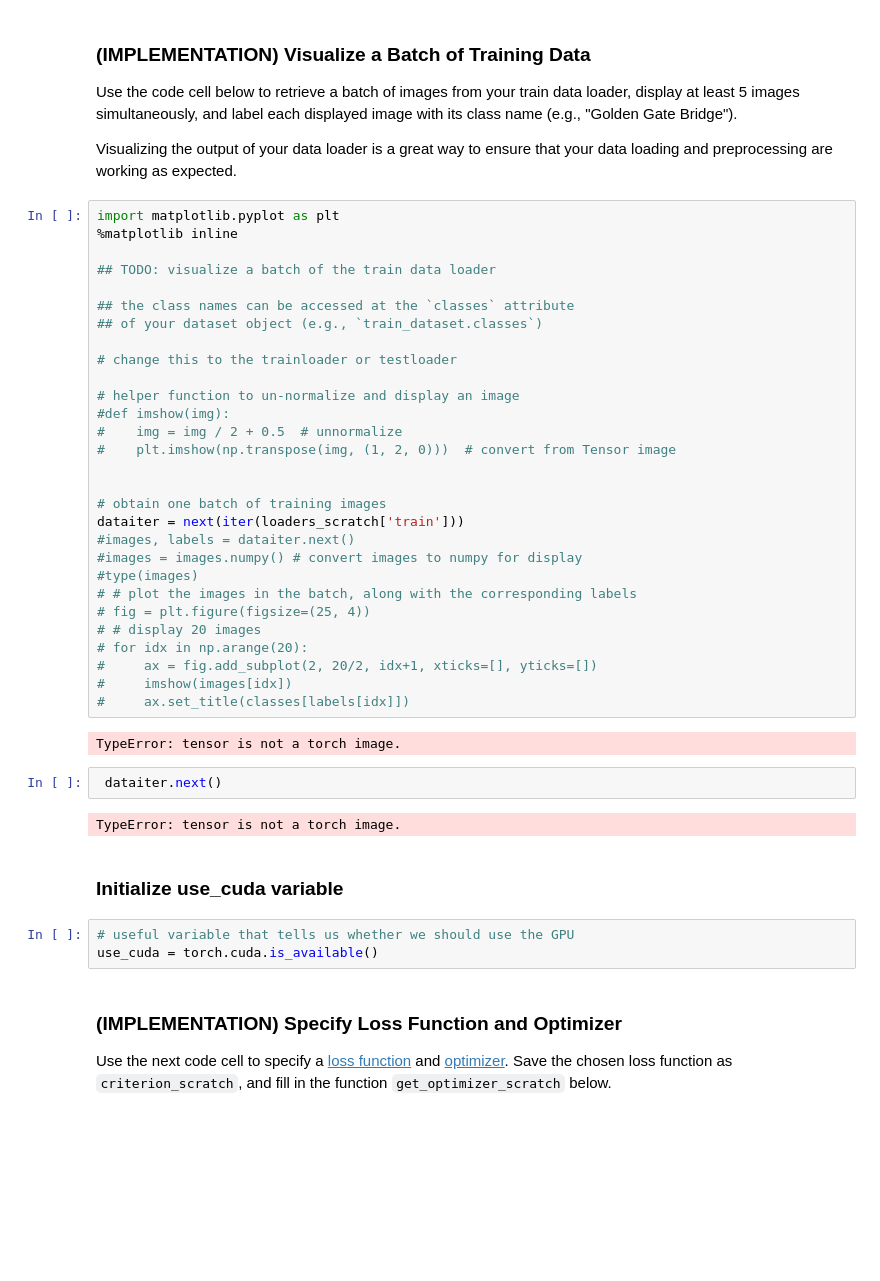
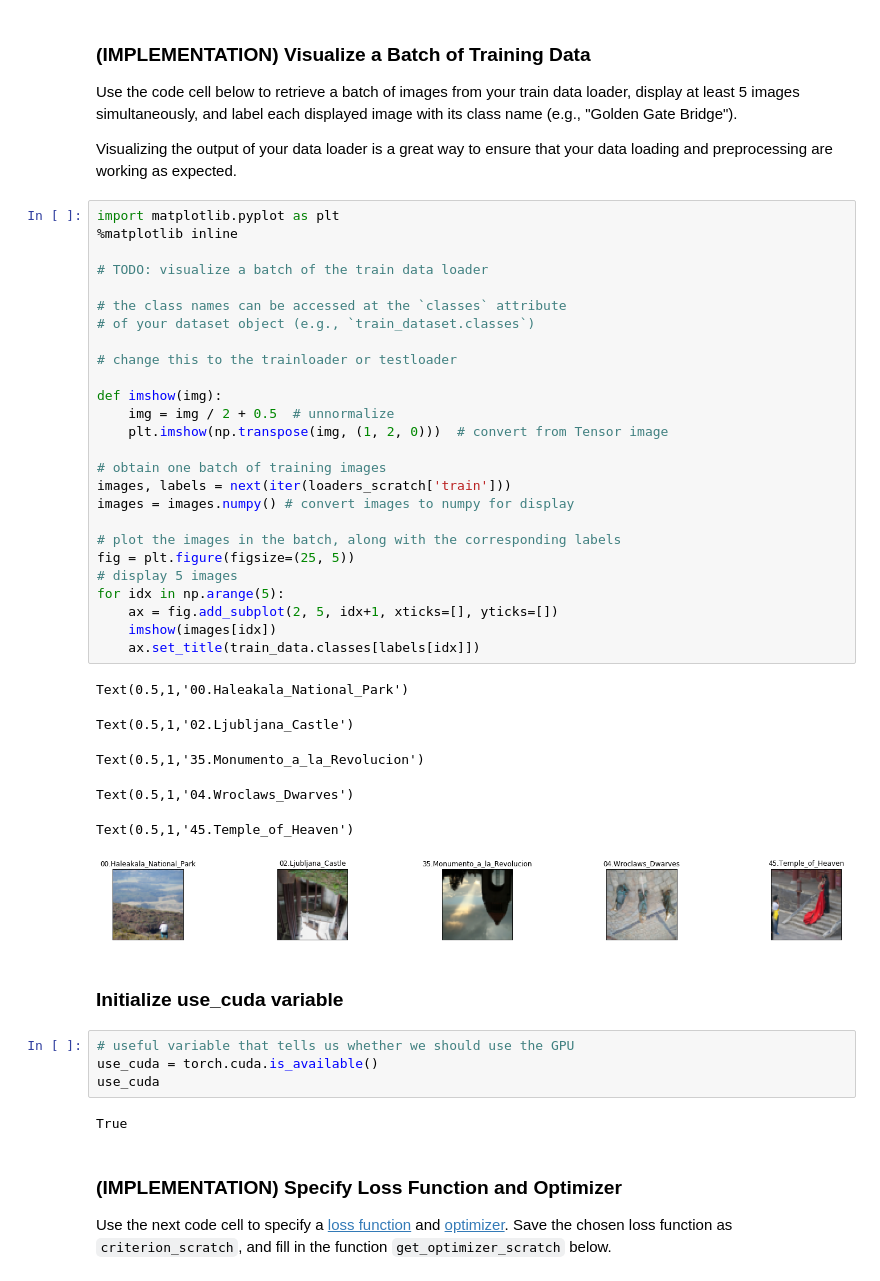
Before and after one commit to joyce6tian/udacity_project2, a Jupyter notebook: landmark.ipynb, the cells around one changed output. Saved outputs shown, nothing was run; the diff lists cells and outputs as text; blank space fills up the shorter version.

```diff
--- a/landmark.ipynb
+++ b/landmark.ipynb
@@ -165,43 +185,44 @@ Visualizing the output of your data loader is a great way to ensure that your da
 # %%
 import matplotlib.pyplot as plt
 %matplotlib inline
 
-## TODO: visualize a batch of the train data loader
+# TODO: visualize a batch of the train data loader
 
-## the class names can be accessed at the `classes` attribute
-## of your dataset object (e.g., `train_dataset.classes`)
+# the class names can be accessed at the `classes` attribute
+# of your dataset object (e.g., `train_dataset.classes`)
 
 # change this to the trainloader or testloader
 
-# helper function to un-normalize and display an image
-#def imshow(img):
-#    img = img / 2 + 0.5  # unnormalize
-#    plt.imshow(np.transpose(img, (1, 2, 0)))  # convert from Tensor image
-
+def imshow(img):
+    img = img / 2 + 0.5  # unnormalize
+    plt.imshow(np.transpose(img, (1, 2, 0)))  # convert from Tensor image
 
 # obtain one batch of training images
-dataiter = next(iter(loaders_scratch['train']))
-#images, labels = dataiter.next()
-#images = images.numpy() # convert images to numpy for display
-#type(images)
-# # plot the images in the batch, along with the corresponding labels
-# fig = plt.figure(figsize=(25, 4))
-# # display 20 images
-# for idx in np.arange(20):
-#     ax = fig.add_subplot(2, 20/2, idx+1, xticks=[], yticks=[])
-#     imshow(images[idx])
-#     ax.set_title(classes[labels[idx]])
+images, labels = next(iter(loaders_scratch['train']))
+images = images.numpy() # convert images to numpy for display
+
+# plot the images in the batch, along with the corresponding labels
+fig = plt.figure(figsize=(25, 5))
+# display 5 images
+for idx in np.arange(5):
+    ax = fig.add_subplot(2, 5, idx+1, xticks=[], yticks=[])
+    imshow(images[idx])
+    ax.set_title(train_data.classes[labels[idx]])
 # %% [output]
-TypeError: tensor is not a torch image.
+Text(0.5,1,'00.Haleakala_National_Park')
+Text(0.5,1,'02.Ljubljana_Castle')
+Text(0.5,1,'35.Monumento_a_la_Revolucion')
+Text(0.5,1,'04.Wroclaws_Dwarves')
+Text(0.5,1,'45.Temple_of_Heaven')
+[figure, added]
-# %%
- dataiter.next()
-# %% [output]
-TypeError: tensor is not a torch image.
 # %% [markdown]
 ### Initialize use_cuda variable
 # %%
 # useful variable that tells us whether we should use the GPU
 use_cuda = torch.cuda.is_available()
+use_cuda
+# %% [output]
+True
 # %% [markdown]
 ### (IMPLEMENTATION) Specify Loss Function and Optimizer
 
```
Also changed, not shown: parts of 25 cells of this notebook.
